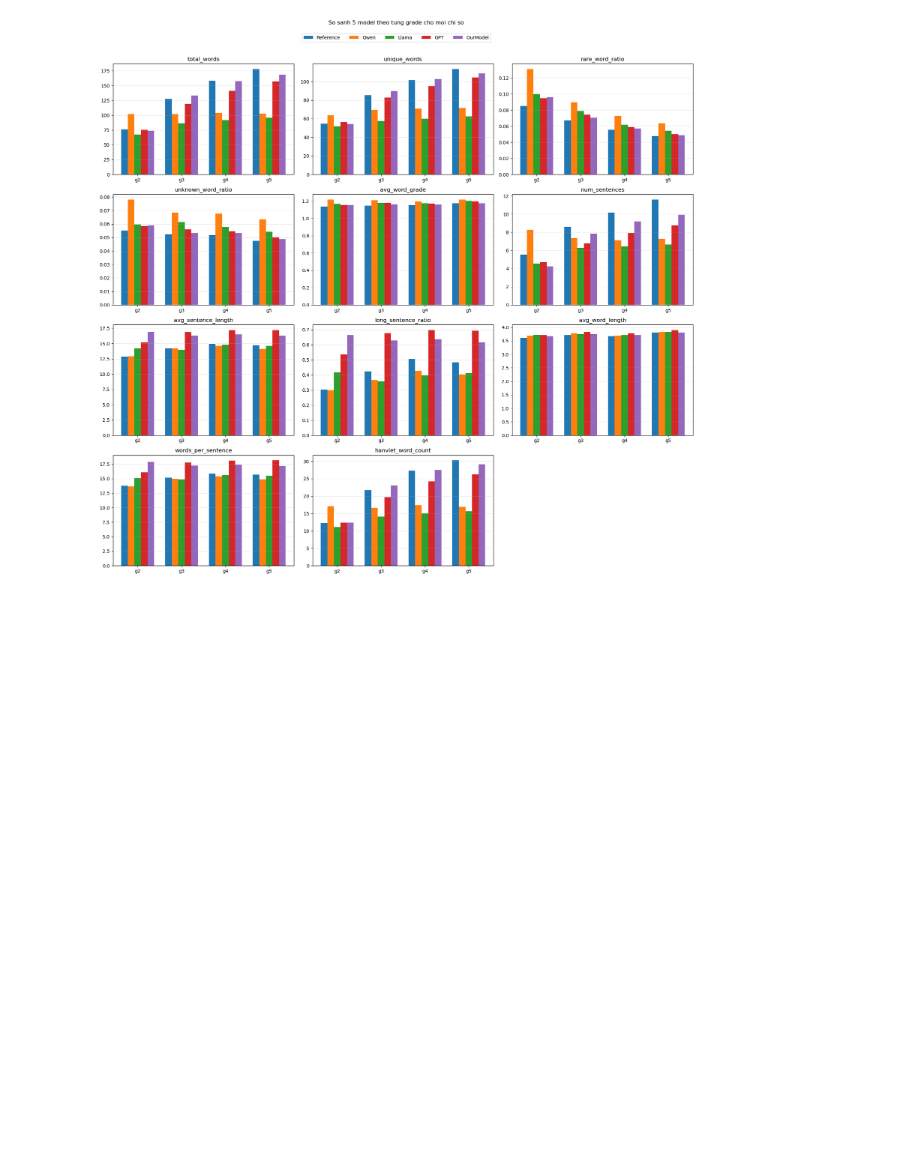
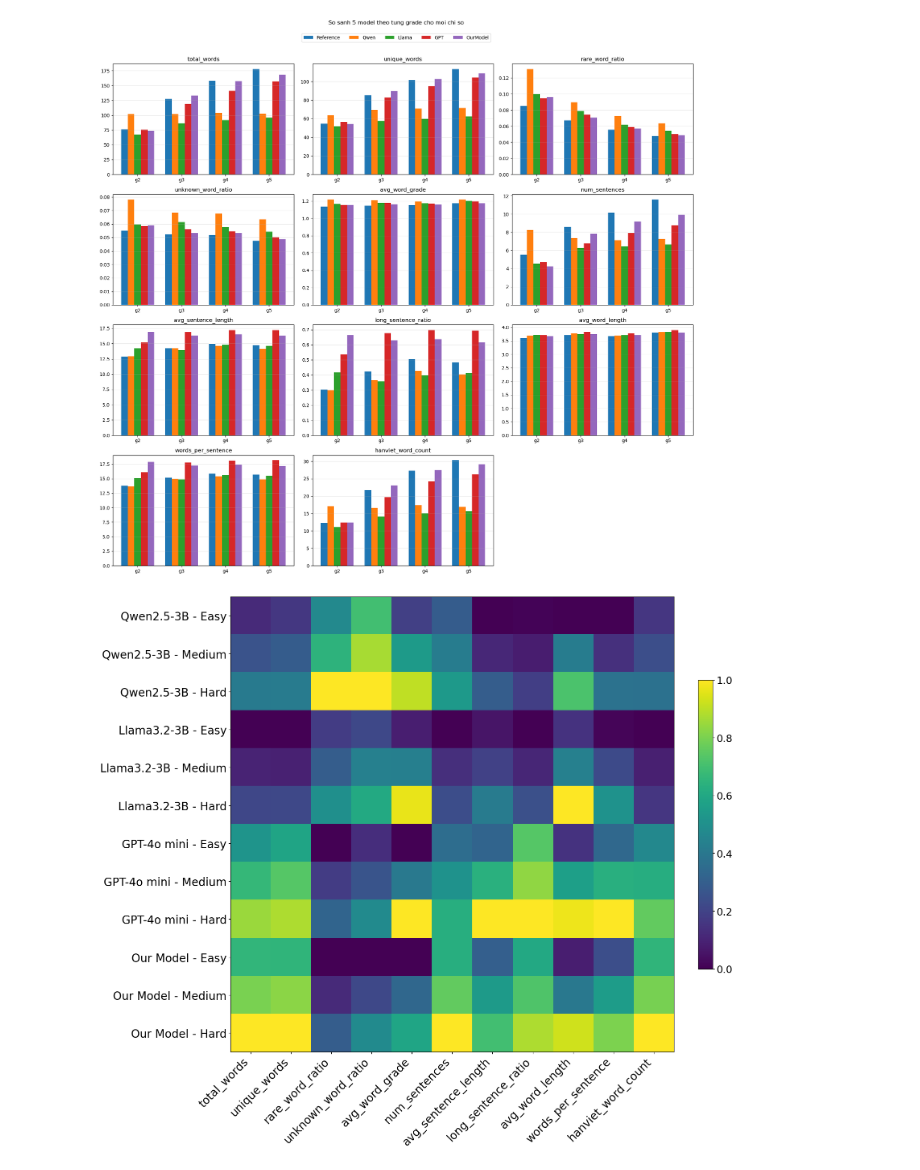
Before and after one commit to Biuuu2309/Reading-summary-project-combining-LLMs-MAS-and-React-SpringBoot-technologies, a Jupyter notebook: Source/ai/Summary_Pre_Data/Dien Giai/Program.ipynb, the cells around one changed output. Cells and saved outputs as stored; diff of their text form; code cells hidden in the pictures; blank space fills up the shorter version.

```diff
--- a/Source/ai/Summary_Pre_Data/Dien Giai/Program.ipynb
+++ b/Source/ai/Summary_Pre_Data/Dien Giai/Program.ipynb
@@ -2344,3 +2375,34 @@ plt.tight_layout()
 plt.show()
 # %% [output]
 [figure]
+# %%
+import matplotlib.pyplot as plt
+import pandas as pd
+
+df = pd.read_excel(r"E:\Project_NguyenMinhVu_2211110063\Source\datasets\datatest\datatest_summary.xlsx")
+df
+mat_raw = df.copy()
+if isinstance(mat_raw.columns, pd.MultiIndex):
+    mat_raw.columns = [
+        f"{a} ({b})" if not str(a).startswith("Unnamed") else str(b)
+        for a, b in mat_raw.columns
+    ]
+mat_raw = mat_raw.set_index(mat_raw.columns[0])
+mat_raw = mat_raw.apply(pd.to_numeric, errors="coerce")
+
+mat_t = mat_raw.T
+norm = (mat_t - mat_t.min()) / (mat_t.max() - mat_t.min())
+norm.index = [str(i).replace(" (Mean-", " - ").rstrip(")") for i in norm.index]
+
+fig, ax = plt.subplots(figsize=(16, 14))
+im = ax.imshow(norm.values, aspect="auto", cmap="viridis")
+ax.set_xticks(range(len(norm.columns)))
+ax.set_xticklabels(norm.columns, rotation=45, ha="right", fontsize=20)
+ax.set_yticks(range(len(norm.index)))
+ax.set_yticklabels(norm.index, fontsize=20)
+cbar = fig.colorbar(im, ax=ax, fraction=0.03)
+cbar.ax.tick_params(labelsize=18)
+plt.tight_layout()
+plt.show()
+# %% [output]
+[figure, added]
```
Also changed, not shown: parts of 2 cells of this notebook, 3 other files.
